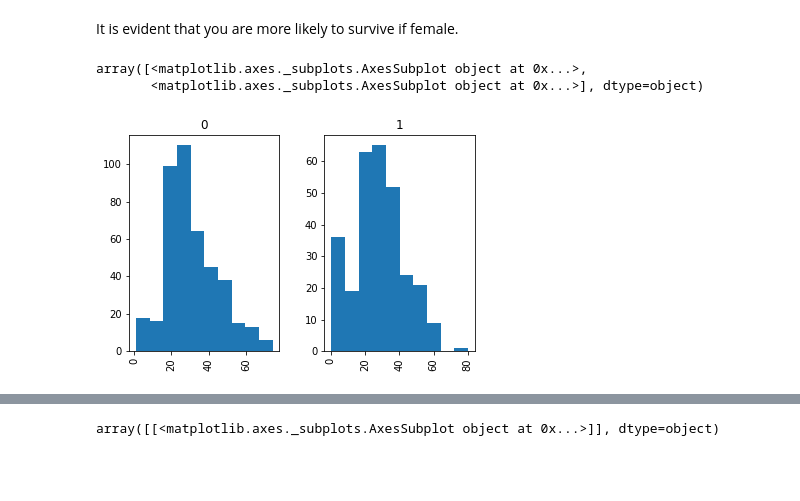
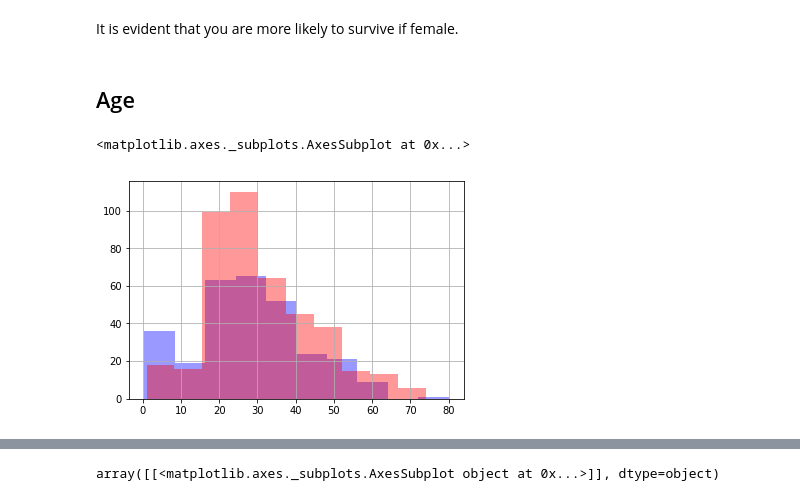
Before and after one commit to mdommett/titanic, a Jupyter notebook: notebook.ipynb, the cells around one changed output, grey strips where cells are left out. Saved outputs shown, nothing was run; the diff lists cells and outputs as text; code cells hidden in the pictures; blank space fills up the shorter version.

```diff
--- a/notebook.ipynb
+++ b/notebook.ipynb
@@ -107,9 +109,11 @@ plot_by_feat(train,"Survived","Sex")
 [figure]
 # %% [markdown]
 It is evident that you are more likely to survive if female.
-# %%
-train.hist("Age",by="Survived")
-# %% [output]
-array([<matplotlib.axes._subplots.AxesSubplot object at 0x...>,
-       <matplotlib.axes._subplots.AxesSubplot object at 0x...>], dtype=object)
-[figure, removed]
+# %% [markdown]
+## Age
+# %%
+train.loc[train["Survived"]==1,"Age"].hist(alpha=0.4,color="blue")
+train.loc[train["Survived"]==0,"Age"].hist(alpha=0.4,color="red")
+# %% [output]
+<matplotlib.axes._subplots.AxesSubplot at 0x...>
+[figure, added]
```
Also changed, not shown: parts of 8 cells of this notebook.
